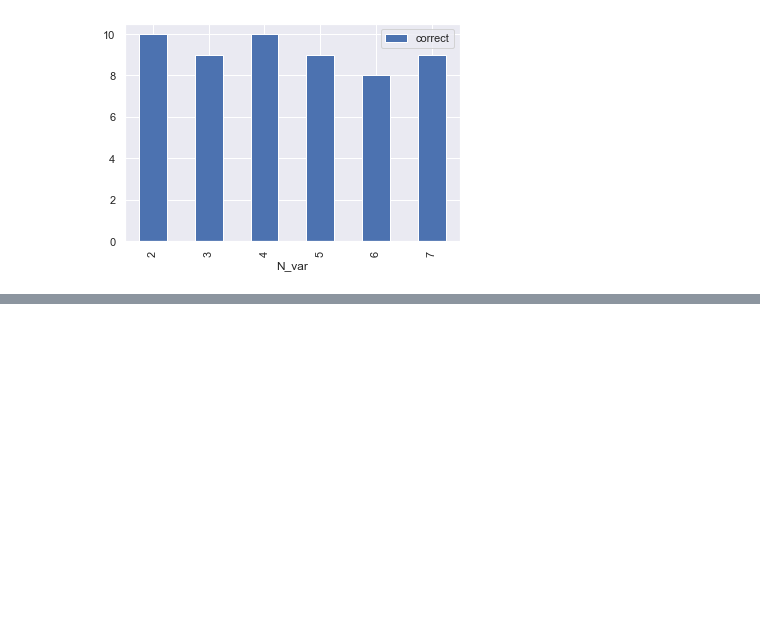
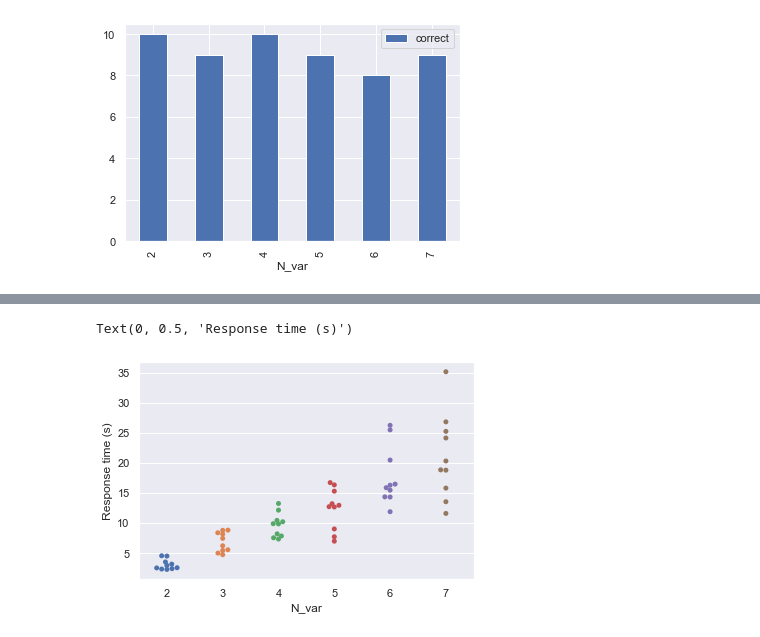
Before and after one commit to willcrichton/psypl-experiments, a Jupyter notebook: experiments/variable_tracing.ipynb, the cells around one changed output, grey strips where cells are left out. Cells and saved outputs as stored; diff of their text form; code cells hidden in the pictures; blank space fills up the shorter version.

```diff
--- a/experiments/variable_tracing.ipynb
+++ b/experiments/variable_tracing.ipynb
@@ -187,0 +323,6 @@ model(trial)
+# %%
+ax = sns.swarmplot(data=results, x='N_var', y='response_time')
+ax.set_ylabel('Response time (s)')
+# %% [output]
+Text(0, 0.5, 'Response time (s)')
+[figure, added]
```
Also changed, not shown: parts of 17 cells of this notebook.
